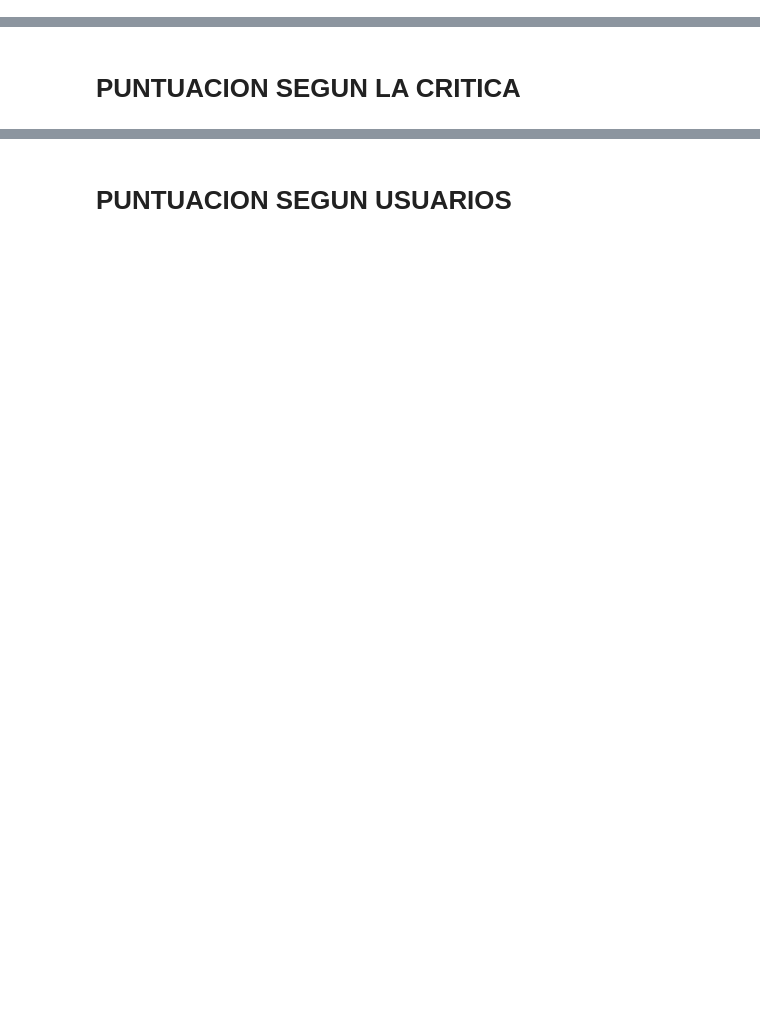
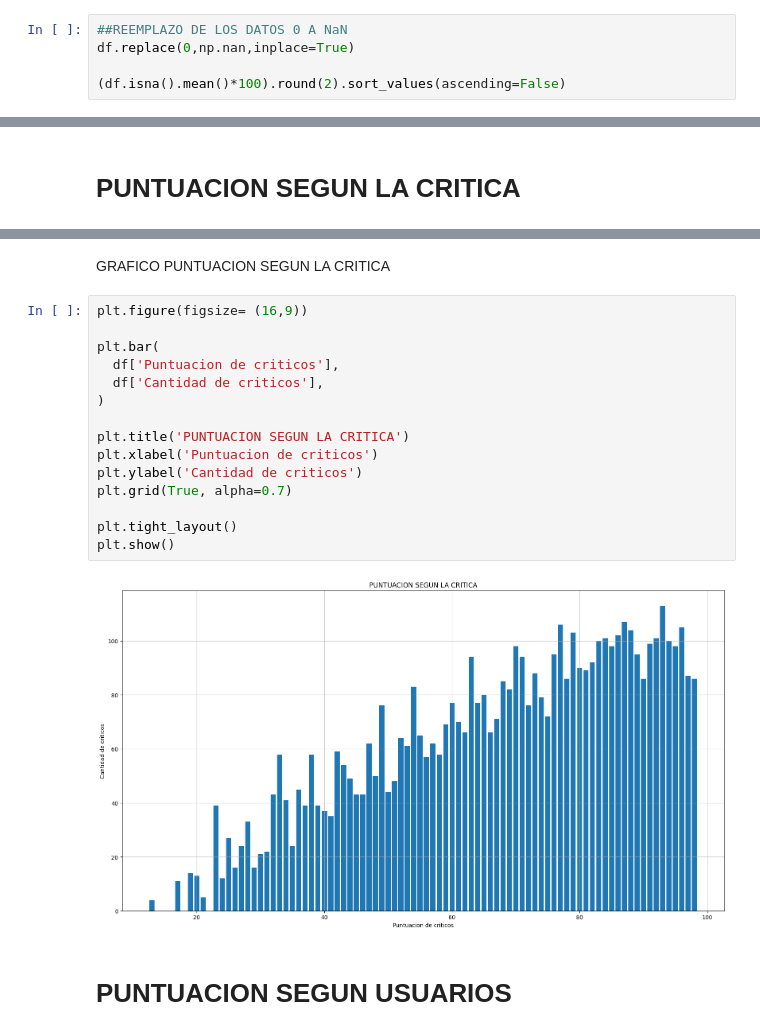
Before and after one commit to ddopazo92/Introduccion_datascience_diego_dopazo, a Jupyter notebook: Primer entrega.ipynb, the cells around one changed output, grey strips where cells are left out. Drawn from its saved outputs; the diff is of its cells as text; blank space fills up the shorter version.

```diff
--- a/Primer entrega.ipynb
+++ b/Primer entrega.ipynb
@@ -36,0 +70,5 @@ df['promedio de puntaje']= (df['Puntuacion de criticos'] + df['Puntaje de Usuari
+# %%
+##REEMPLAZO DE LOS DATOS 0 A NaN
+df.replace(0,np.nan,inplace=True)
+
+(df.isna().mean()*100).round(2).sort_values(ascending=False)
@@ -74,3 +150,22 @@ Psygnosis                               89.75  86.0  93.0     4
+# %% [markdown]
+GRAFICO PUNTUACION SEGUN LA CRITICA
+# %%
+plt.figure(figsize= (16,9))
+
+plt.bar(
+  df['Puntuacion de criticos'],
+  df['Cantidad de criticos'],
+)
+
+plt.title('PUNTUACION SEGUN LA CRITICA')
+plt.xlabel('Puntuacion de criticos')
+plt.ylabel('Cantidad de criticos')
+plt.grid(True, alpha=0.7)
+
+plt.tight_layout()
+plt.show()
+# %% [output]
+[figure, added]
 # %% [markdown]
 # PUNTUACION SEGUN USUARIOS
 # %%
```
Also changed, not shown: parts of 26 cells of this notebook.
